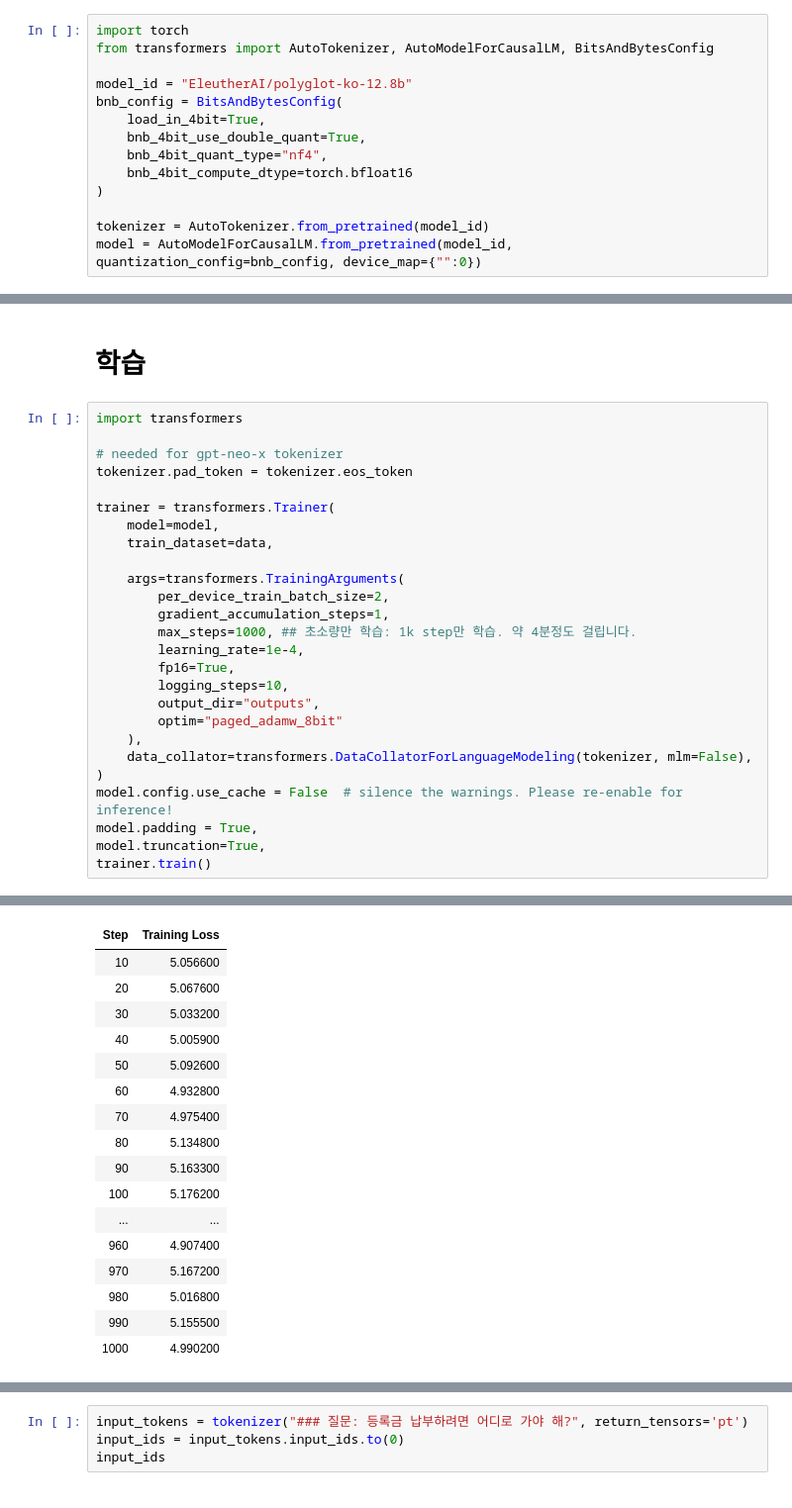
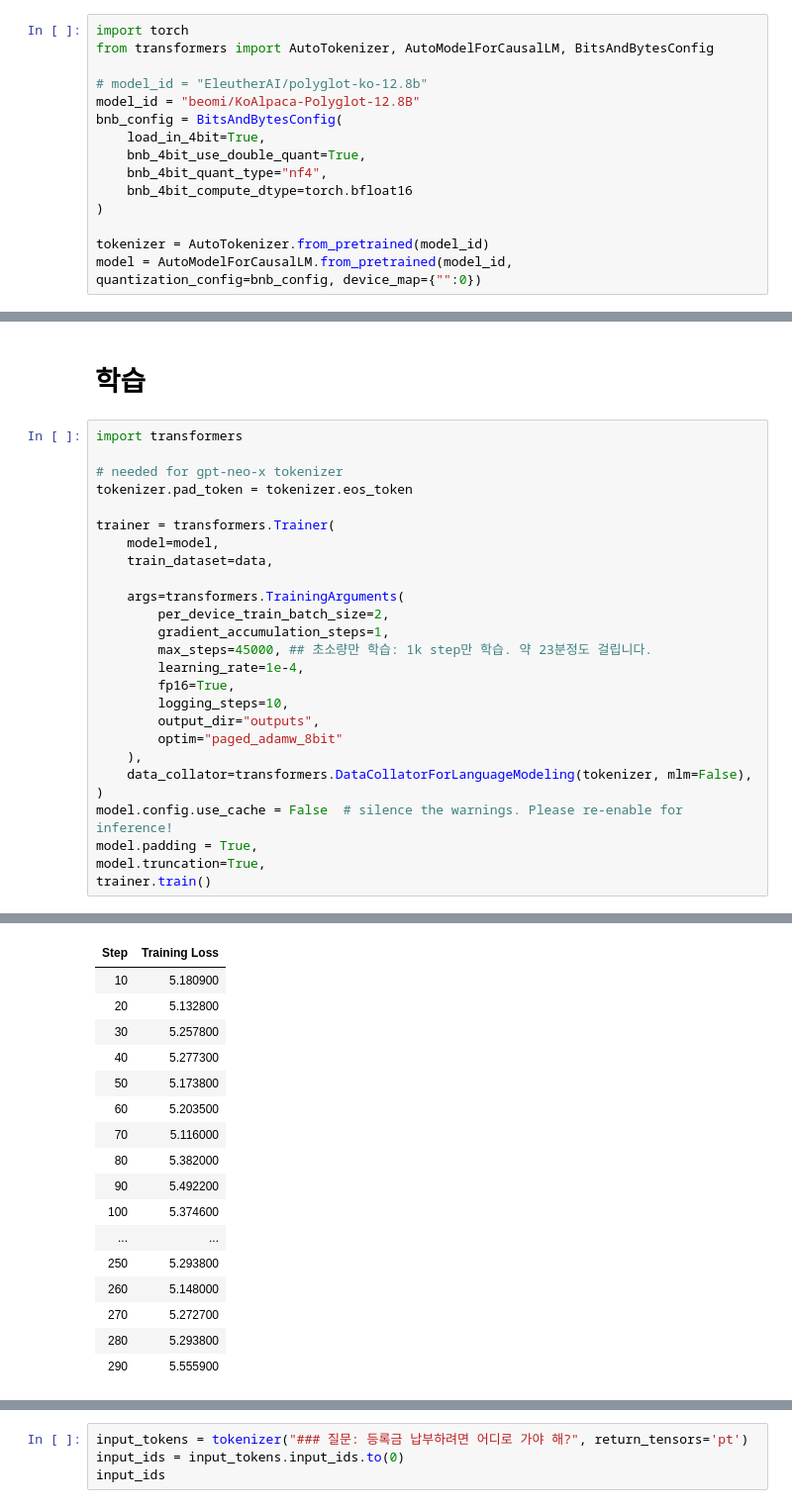
Before and after one commit to jaehyun-ko/SogangAlpaca, a Jupyter notebook: finetune-QLoRA.ipynb, the cells around one changed output, grey strips where cells are left out. Shown: that part at 99% size. Drawn from its saved outputs; the diff is of its cells as text.

```diff
--- a/finetune-QLoRA.ipynb
+++ b/finetune-QLoRA.ipynb
@@ -59,7 +59,8 @@ data = data.rename_column('label',  'url')
 import torch
 from transformers import AutoTokenizer, AutoModelForCausalLM, BitsAndBytesConfig
 
-model_id = "EleutherAI/polyglot-ko-12.8b"
+# model_id = "EleutherAI/polyglot-ko-12.8b"
+model_id = "beomi/KoAlpaca-Polyglot-12.8B"
 bnb_config = BitsAndBytesConfig(
     load_in_4bit=True,
     bnb_4bit_use_double_quant=True,
@@ -149,7 +132,7 @@ trainer = transformers.Trainer(
     args=transformers.TrainingArguments(
         per_device_train_batch_size=2,
         gradient_accumulation_steps=1,
-        max_steps=1000, ## 초소량만 학습: 1k step만 학습. 약 4분정도 걸립니다.
+        max_steps=45000, ## 초소량만 학습: 1k step만 학습. 약 23분정도 걸립니다.
         learning_rate=1e-4,
         fp16=True,
         logging_steps=10,
@@ -167,17 +150,17 @@ trainer.train()
 | Step | Training Loss |
-| 10 | 5.056600 |
-| 20 | 5.067600 |
-| 30 | 5.033200 |
-| 40 | 5.005900 |
-| 50 | 5.092600 |
-| 60 | 4.932800 |
-| 70 | 4.975400 |
-| 80 | 5.134800 |
-| 90 | 5.163300 |
-| 100 | 5.176200 |
+| 10 | 5.180900 |
+| 20 | 5.132800 |
+| 30 | 5.257800 |
+| 40 | 5.277300 |
+| 50 | 5.173800 |
+| 60 | 5.203500 |
+| 70 | 5.116000 |
+| 80 | 5.382000 |
+| 90 | 5.492200 |
+| 100 | 5.374600 |
 | ... | ... |
-| 960 | 4.907400 |
-| 970 | 5.167200 |
-| 980 | 5.016800 |
-| 990 | 5.155500 |
-| 1000 | 4.990200 |
+| 250 | 5.293800 |
+| 260 | 5.148000 |
+| 270 | 5.272700 |
+| 280 | 5.293800 |
+| 290 | 5.555900 |
```
Also changed, not shown: parts of 10 cells of this notebook.
